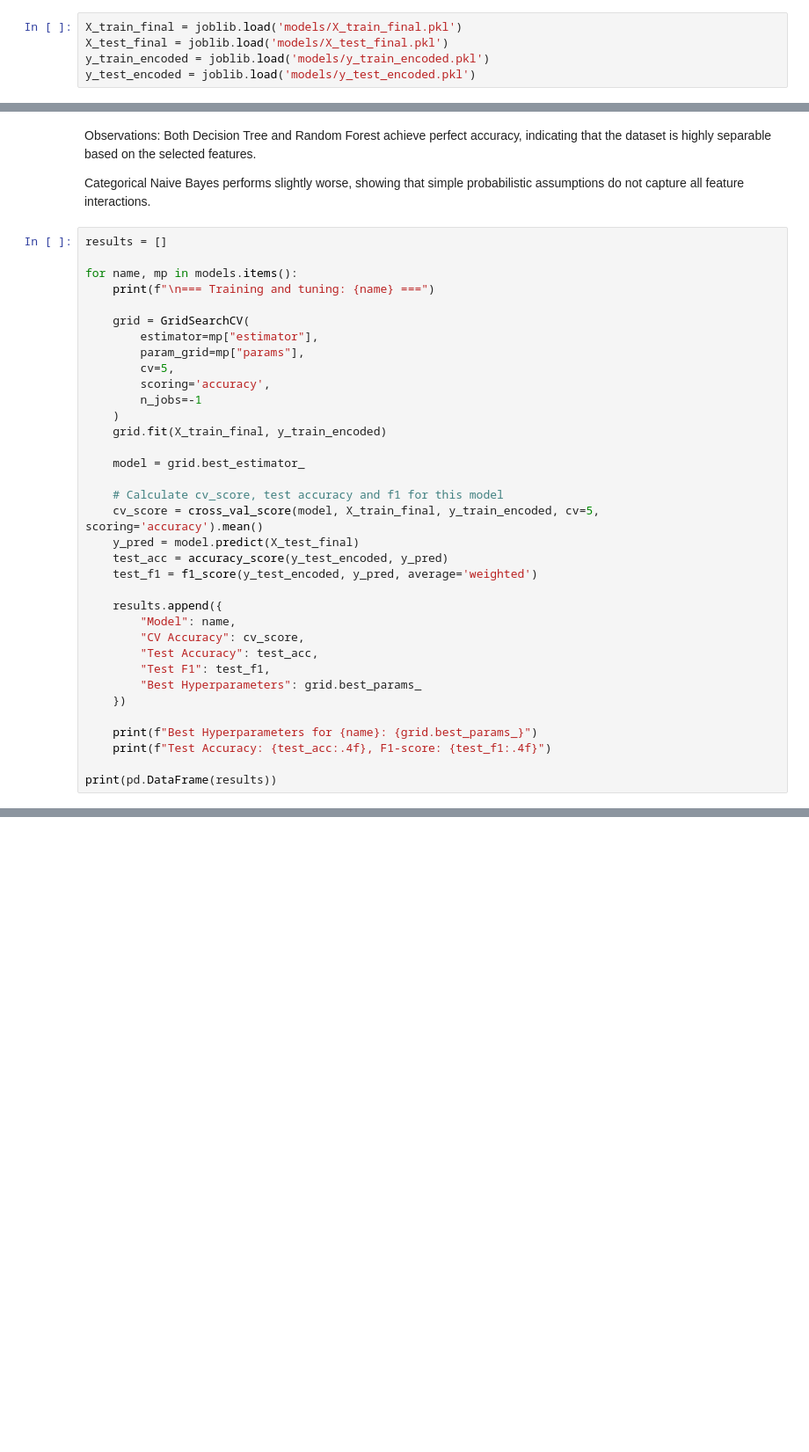
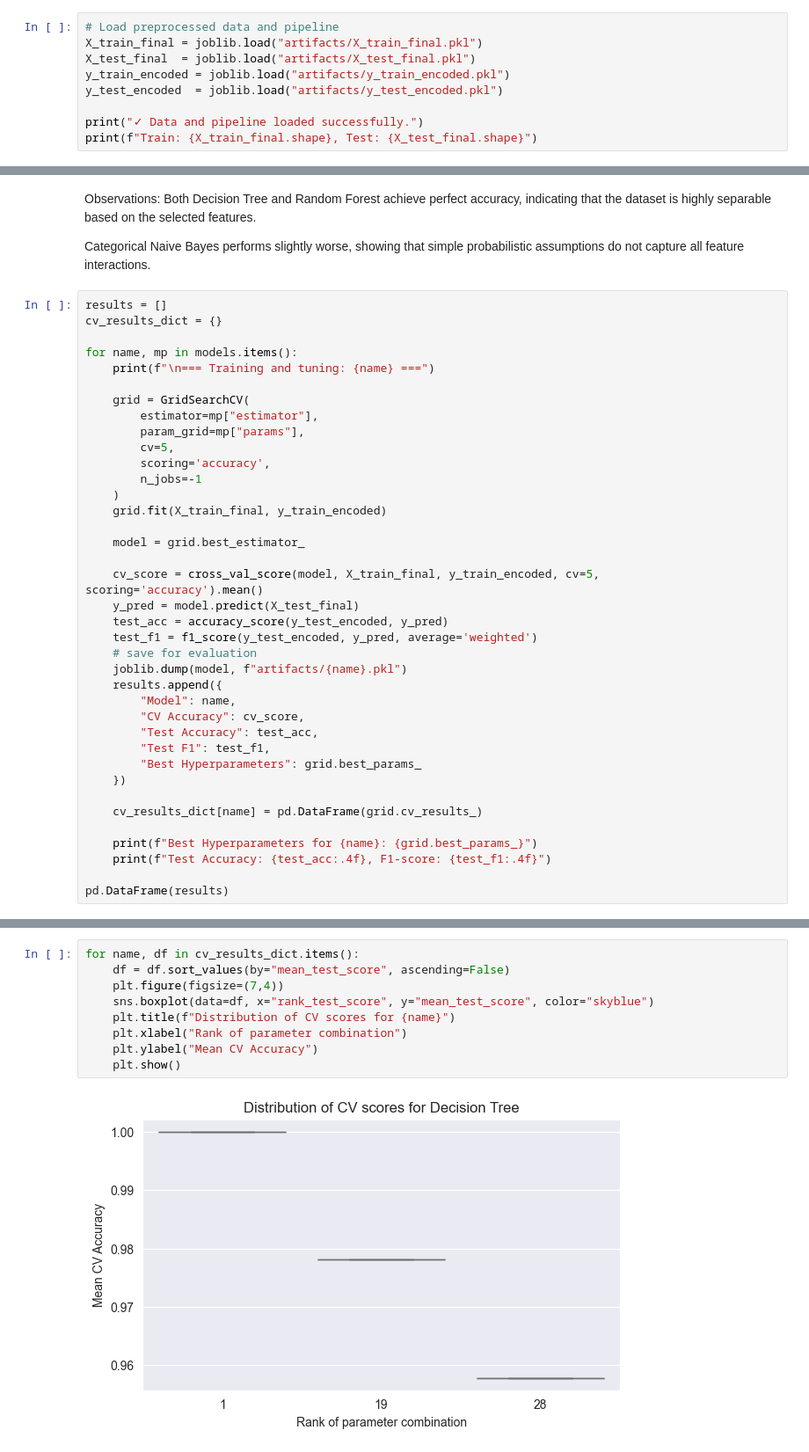
Before and after one commit to lizakolosova/machine-learning-lifecycle, a Jupyter notebook: lifecycleproject/model-selection-and-justification.ipynb, the cells around one changed output, grey strips where cells are left out. Shown at 88% size. Drawn from its saved outputs; the diff is of its cells as text; blank space fills up the shorter version.

```diff
--- a/lifecycleproject/model-selection-and-justification.ipynb
+++ b/lifecycleproject/model-selection-and-justification.ipynb
@@ -25,5 +28,9 @@ Categorical Naive Bayes – baseline probabilistic model for categorical data.
 # %%
-X_train_final = joblib.load('models/X_train_final.pkl')
-X_test_final = joblib.load('models/X_test_final.pkl')
-y_train_encoded = joblib.load('models/y_train_encoded.pkl')
-y_test_encoded = joblib.load('models/y_test_encoded.pkl')
+# Load preprocessed data and pipeline
+X_train_final = joblib.load("artifacts/X_train_final.pkl")
+X_test_final  = joblib.load("artifacts/X_test_final.pkl")
+y_train_encoded = joblib.load("artifacts/y_train_encoded.pkl")
+y_test_encoded  = joblib.load("artifacts/y_test_encoded.pkl")
+
+print("✓ Data and pipeline loaded successfully.")
+print(f"Train: {X_train_final.shape}, Test: {X_test_final.shape}")
@@ -78,6 +88,7 @@ Both Decision Tree and Random Forest achieve perfect accuracy, indicating that t
 Categorical Naive Bayes performs slightly worse, showing that simple probabilistic assumptions do not capture all feature interactions.
 # %%
 results = []
+cv_results_dict = {}
 
 for name, mp in models.items():
     print(f"\n=== Training and tuning: {name} ===")
@@ -93,12 +104,12 @@ for name, mp in models.items():
 
     model = grid.best_estimator_
 
-    # Calculate cv_score, test accuracy and f1 for this model
     cv_score = cross_val_score(model, X_train_final, y_train_encoded, cv=5, scoring='accuracy').mean()
     y_pred = model.predict(X_test_final)
     test_acc = accuracy_score(y_test_encoded, y_pred)
     test_f1 = f1_score(y_test_encoded, y_pred, average='weighted')
-
+    # save for evaluation
+    joblib.dump(model, f"artifacts/{name}.pkl")
     results.append({
         "Model": name,
         "CV Accuracy": cv_score,
@@ -107,10 +118,12 @@ for name, mp in models.items():
         "Best Hyperparameters": grid.best_params_
     })
 
+    cv_results_dict[name] = pd.DataFrame(grid.cv_results_)
+
     print(f"Best Hyperparameters for {name}: {grid.best_params_}")
     print(f"Test Accuracy: {test_acc:.4f}, F1-score: {test_f1:.4f}")
 
-print(pd.DataFrame(results))
+pd.DataFrame(results)
 # %% [output]
 === Training and tuning: Decision Tree ===
 Best Hyperparameters for Decision Tree: {'max_depth': 7, 'min_samples_leaf': 1, 'min_samples_split': 2}
@@ -142,0 +146,11 @@ Categorical NB     0.954609       0.952615 0.952502
+# %%
+for name, df in cv_results_dict.items():
+    df = df.sort_values(by="mean_test_score", ascending=False)
+    plt.figure(figsize=(7,4))
+    sns.boxplot(data=df, x="rank_test_score", y="mean_test_score", color="skyblue")
+    plt.title(f"Distribution of CV scores for {name}")
+    plt.xlabel("Rank of parameter combination")
+    plt.ylabel("Mean CV Accuracy")
+    plt.show()
+# %% [output]
+[figure, added]
```
Also changed, not shown: parts of 8 cells of this notebook, 16 other files.
